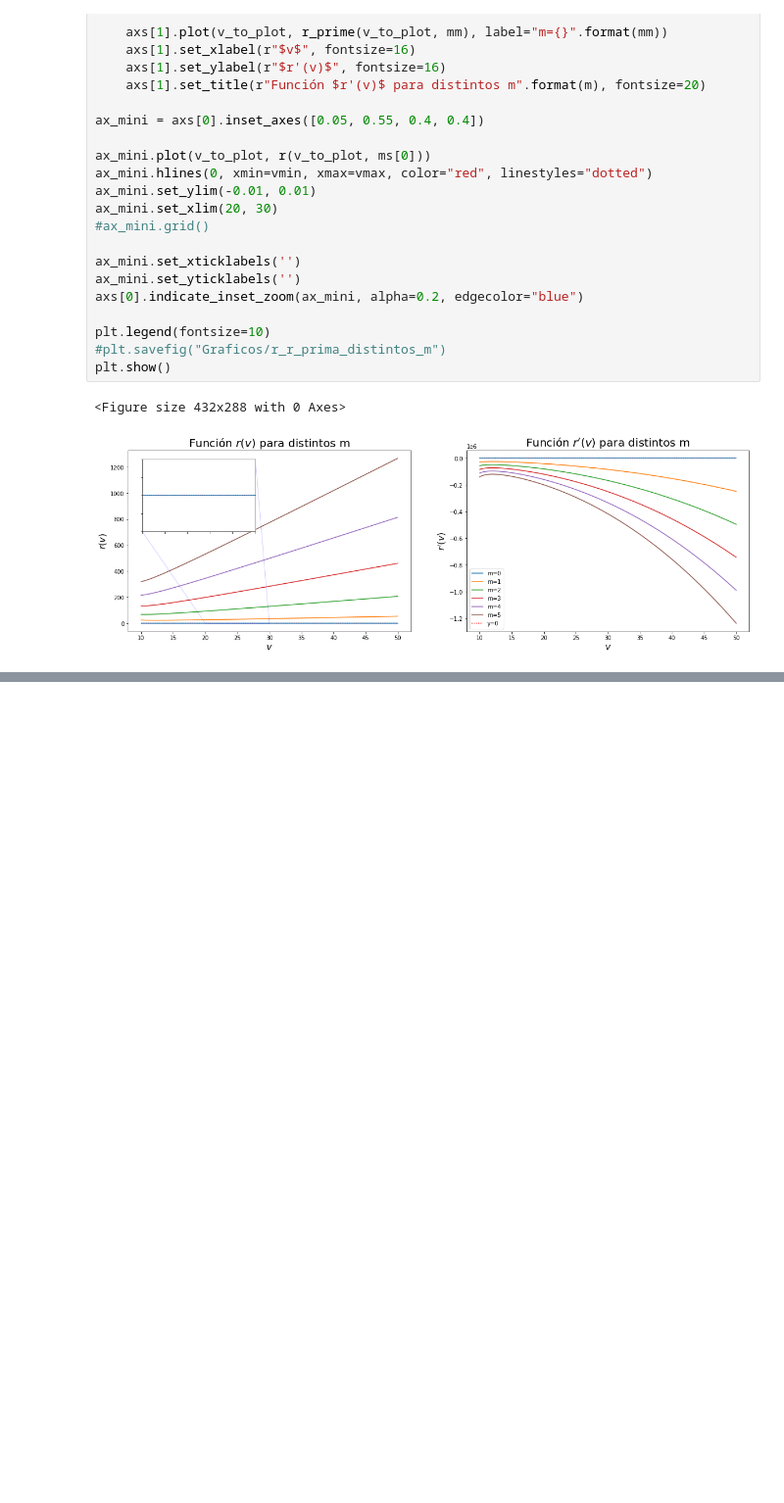
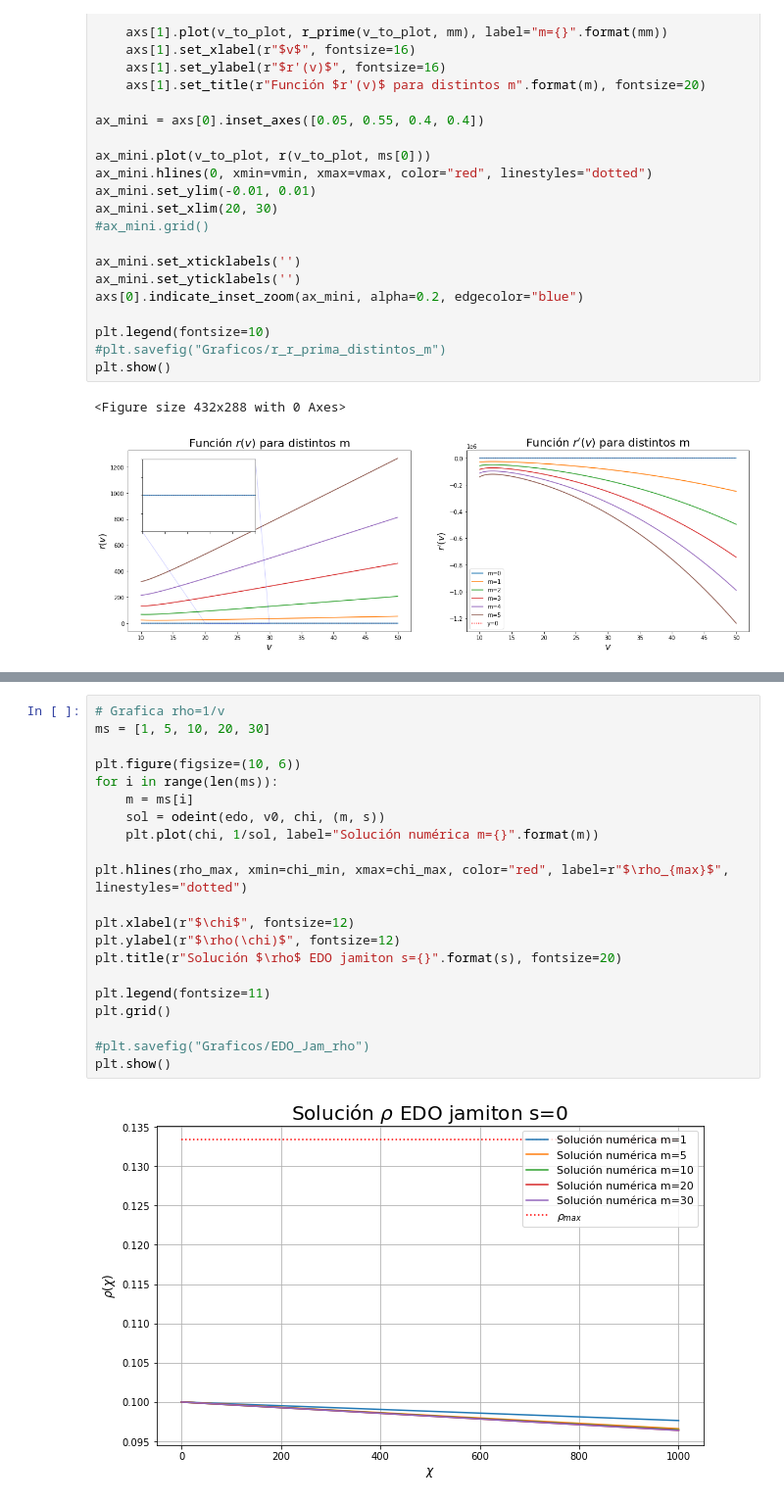
Before and after one commit to ElTapia/Jamiton, a Jupyter notebook: ODE_Jamiton/ODE_jamiton.ipynb, the cells around one changed output, grey strips where cells are left out. Shown: that part at 98% size. Saved outputs shown, nothing was run; the diff lists cells and outputs as text; blank space fills up the shorter version.

```diff
--- a/ODE_Jamiton/ODE_jamiton.ipynb
+++ b/ODE_Jamiton/ODE_jamiton.ipynb
@@ -208,0 +246,23 @@ plt.show()
+# %%
+# Grafica rho=1/v
+ms = [1, 5, 10, 20, 30]
+
+plt.figure(figsize=(10, 6))
+for i in range(len(ms)):
+    m = ms[i]
+    sol = odeint(edo, v0, chi, (m, s))
+    plt.plot(chi, 1/sol, label="Solución numérica m={}".format(m))
+
+plt.hlines(rho_max, xmin=chi_min, xmax=chi_max, color="red", label=r"$\rho_{max}$", linestyles="dotted")
+
+plt.xlabel(r"$\chi$", fontsize=12)
+plt.ylabel(r"$\rho(\chi)$", fontsize=12)
+plt.title(r"Solución $\rho$ EDO jamiton s={}".format(s), fontsize=20)
+
+plt.legend(fontsize=11)
+plt.grid()
+
+#plt.savefig("Graficos/EDO_Jam_rho")
+plt.show()
+# %% [output]
+[figure, added]
```
Also changed, not shown: parts of 3 cells of this notebook.
